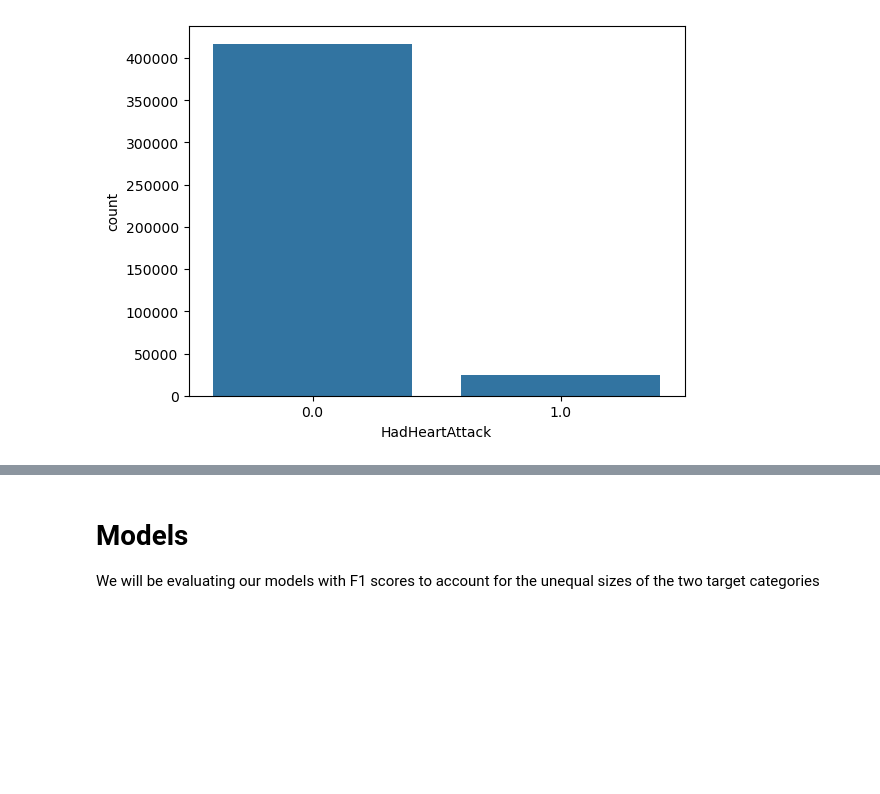
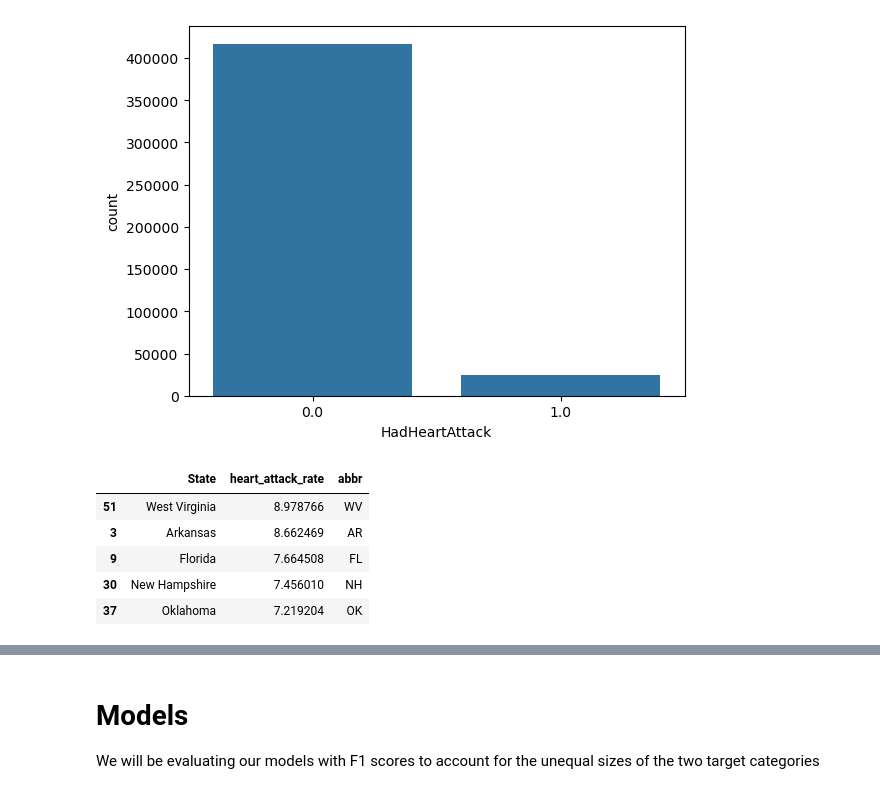
Before and after one commit to gracegmc/HeartDiseaseRiskPredictor, a Jupyter notebook: notebook_grace.ipynb, the cells around one changed output, grey strips where cells are left out. Cells and saved outputs as stored; diff of their text form; code cells hidden in the pictures; blank space fills up the shorter version.

```diff
--- a/notebook_grace.ipynb
+++ b/notebook_grace.ipynb
@@ -255,3 +262,98 @@ HadHeartAttack
 Name: proportion, dtype: float64
 <Axes: xlabel='HadHeartAttack', ylabel='count'>
 [figure]
+# %%
+# Examining the 'State' feature
+state_rates = (
+    data_imputed.groupby("State")["HadHeartAttack"].mean()
+    .reset_index(name="heart_attack_rate")
+)
+
+state_rates["heart_attack_rate"] *= 100
+us_state_to_abbrev = {
+    "Alabama": "AL",
+    "Alaska": "AK",
+    "Arizona": "AZ",
+    "Arkansas": "AR",
+    "California": "CA",
+    "Colorado": "CO",
+    "Connecticut": "CT",
+    "Delaware": "DE",
+    "District of Columbia": "DC",
+    "Florida": "FL",
+    "Georgia": "GA",
+    "Hawaii": "HI",
+    "Idaho": "ID",
+    "Illinois": "IL",
+    "Indiana": "IN",
+    "Iowa": "IA",
+    "Kansas": "KS",
+    "Kentucky": "KY",
+    "Louisiana": "LA",
+    "Maine": "ME",
+    "Maryland": "MD",
+    "Massachusetts": "MA",
+    "Michigan": "MI",
+    "Minnesota": "MN",
+    "Mississippi": "MS",
+    "Missouri": "MO",
+    "Montana": "MT",
+    "Nebraska": "NE",
+    "Nevada": "NV",
+    "New Hampshire": "NH",
+    "New Jersey": "NJ",
+    "New Mexico": "NM",
+    "New York": "NY",
+    "North Carolina": "NC",
+    "North Dakota": "ND",
+    "Ohio": "OH",
+    "Oklahoma": "OK",
+    "Oregon": "OR",
+    "Pennsylvania": "PA",
+    "Rhode Island": "RI",
+    "South Carolina": "SC",
+    "South Dakota": "SD",
+    "Tennessee": "TN",
+    "Texas": "TX",
+    "Utah": "UT",
+    "Vermont": "VT",
+    "Virginia": "VA",
+    "Washington": "WA",
+    "West Virginia": "WV",
+    "Wisconsin": "WI",
+    "Wyoming": "WY",
+
+    # BRFSS territories
+    "Guam": "GU",
+    "Puerto Rico": "PR",
+    "Virgin Islands": "VI"
+}
+
+state_rates["abbr"] = (
+    state_rates["State"]
+    .map(us_state_to_abbrev)
+)
+
+fig = px.choropleth(
+    state_rates,
+    locations="abbr",
+    locationmode="USA-states",
+    color="heart_attack_rate",
+    scope="usa",
+    color_continuous_scale="Reds",
+    labels={
+        "heart_attack_rate": "Heart Attack Rate (%)"
+    },
+    title="Heart Attack Prevalence by State"
+)
+
+fig.show()
+
+state_rates.sort_values('heart_attack_rate', ascending=False).head(5)
+# %% [output]
+|  | State | heart_attack_rate | abbr |
+| 51 | West Virginia | 8.978766 | WV |
+| 3 | Arkansas | 8.662469 | AR |
+| 9 | Florida | 7.664508 | FL |
+| 30 | New Hampshire | 7.456010 | NH |
+| 37 | Oklahoma | 7.219204 | OK |
```
Also changed, not shown: parts of 5 cells of this notebook.
